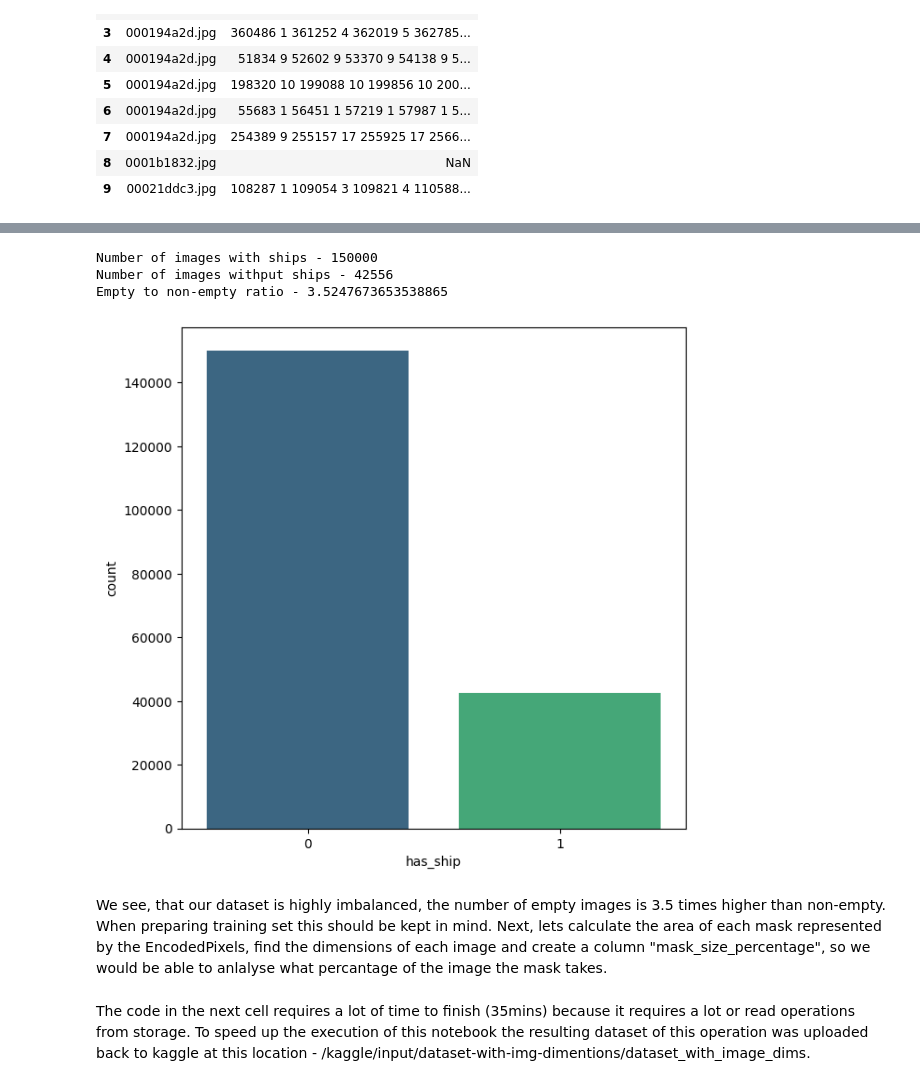
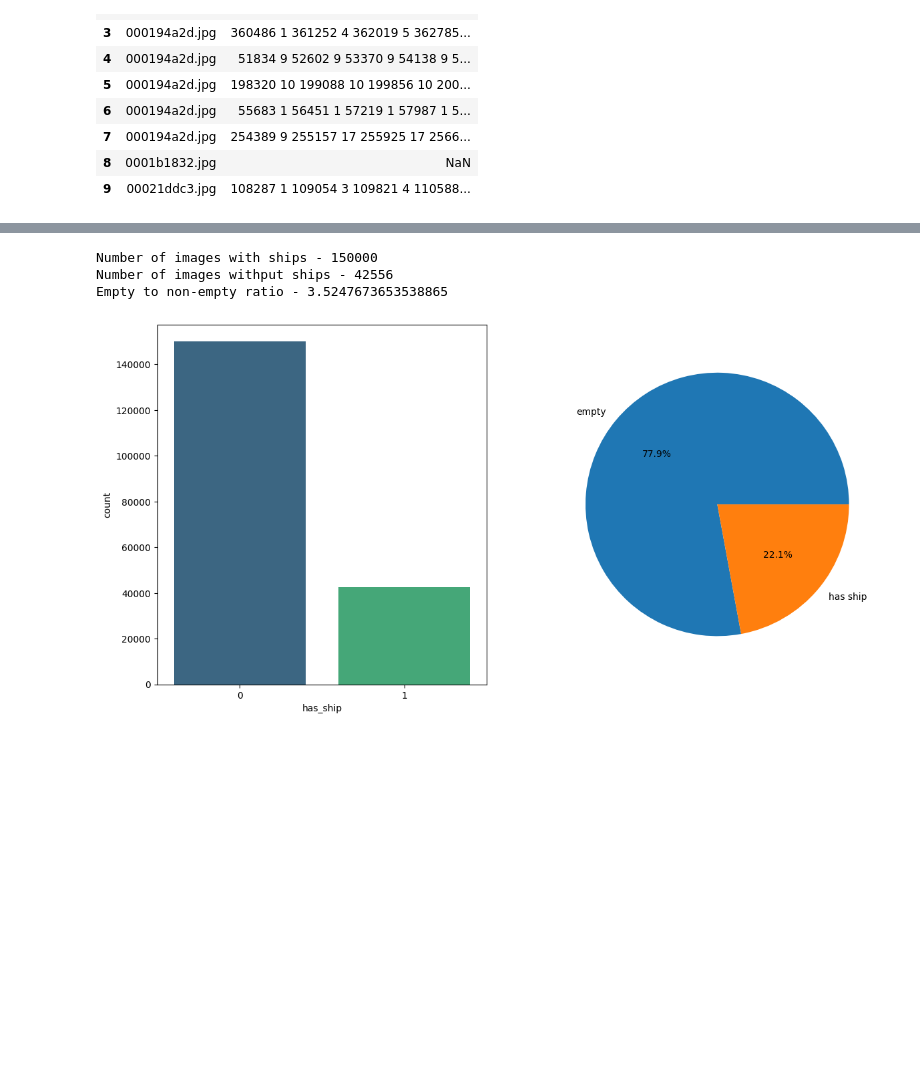
Before and after one commit to mykola-mmm/airbus_kaggel, a Jupyter notebook: notebooks/eda.ipynb, the cells around one changed output, grey strips where cells are left out. Saved outputs shown, nothing was run; the diff lists cells and outputs as text; code cells hidden in the pictures; blank space fills up the shorter version.

```diff
--- a/notebooks/eda.ipynb
+++ b/notebooks/eda.ipynb
@@ -93,23 +140,22 @@ But before we do this, we would add column "has_ship" to make dataset manipulati
 # %%
 # Add info about ship beeing present in the image
 df['has_ship'] = df['EncodedPixels'].apply(lambda x: 0 if pd.isna(x) else 1)
 
-# Plot the chart, and drop repeating ImageIds since we are interested in number of images, not in total number of ships in the dataset
-plt.figure(figsize=(7, 7))
-sns.countplot(x='has_ship', data=df.drop_duplicates(subset='ImageId', keep='first'), palette='viridis')
+# Plot the chart
+fig, ax = plt.subplots(1, 2, figsize=(14, 7))
+
+sns.countplot(x='has_ship', data=df.drop_duplicates(subset='ImageId', keep='first'), palette='viridis', ax=ax[0])
 
 # Calculate number of empty and non empty images
 num_empty = len(df[df['has_ship'] == 0])
 num_non_empty = len(df.drop_duplicates(subset='ImageId', keep='first')[df['has_ship'] != 0])
 
+ax[1].pie([num_empty, num_non_empty], labels=('empty', "has ship"), autopct='%1.1f%%')
 print(f"Number of images with ships - {num_empty}")
 print(f"Number of images withput ships - {num_non_empty}")
 print(f"Empty to non-empty ratio - {num_empty/num_non_empty}")
 # %% [output]
 Number of images with ships - 150000
 Number of images withput ships - 42556
 Empty to non-empty ratio - 3.5247673653538865
-[figure, old version]
+[figure, new version]
-# %% [markdown]
-We see, that our dataset is highly imbalanced, the number of empty images is 3.5 times higher than non-empty. When preparing training set this should be kept in mind.
-Next, lets calculate the area of each mask represented by the EncodedPixels, find the dimensions of each image and create a column "mask_size_percentage", so we would be able to anlalyse what percantage of the image the mask takes.
@@ -118,2 +161,0 @@ df['mask_size'] = df['EncodedPixels'].apply(lambda x: calc_mask_size(x))
-# %% [markdown]
-The code in the next cell requires a lot of time to finish (35mins) because it requires a lot or read operations from storage. To speed up the execution of this notebook the resulting dataset of this operation was uploaded back to kaggle at this location - /kaggle/input/dataset-with-img-dimentions/dataset_with_image_dims.
```
Also changed, not shown: parts of 26 cells of this notebook.
